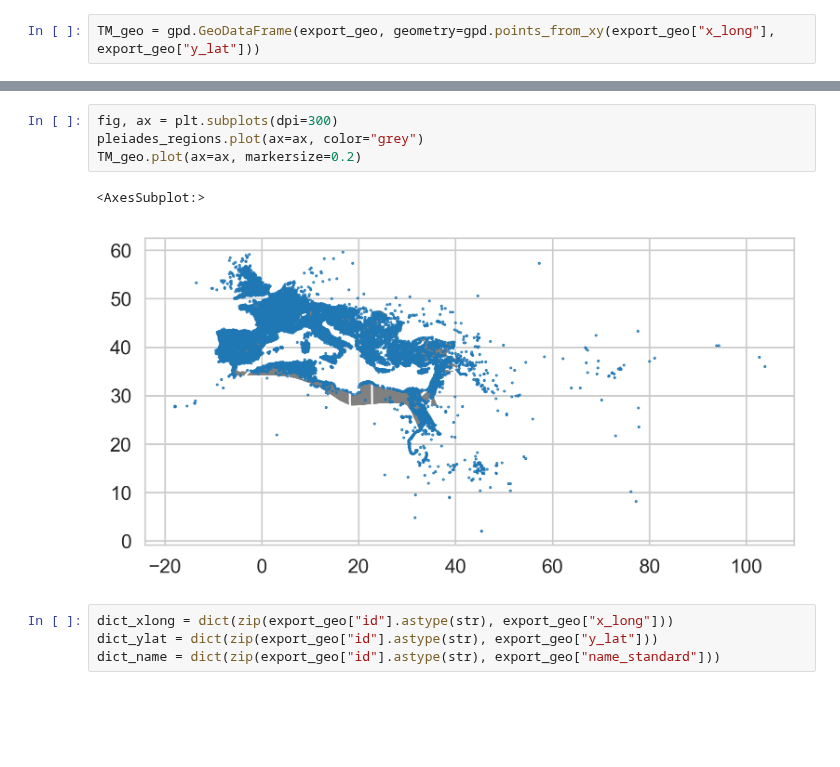
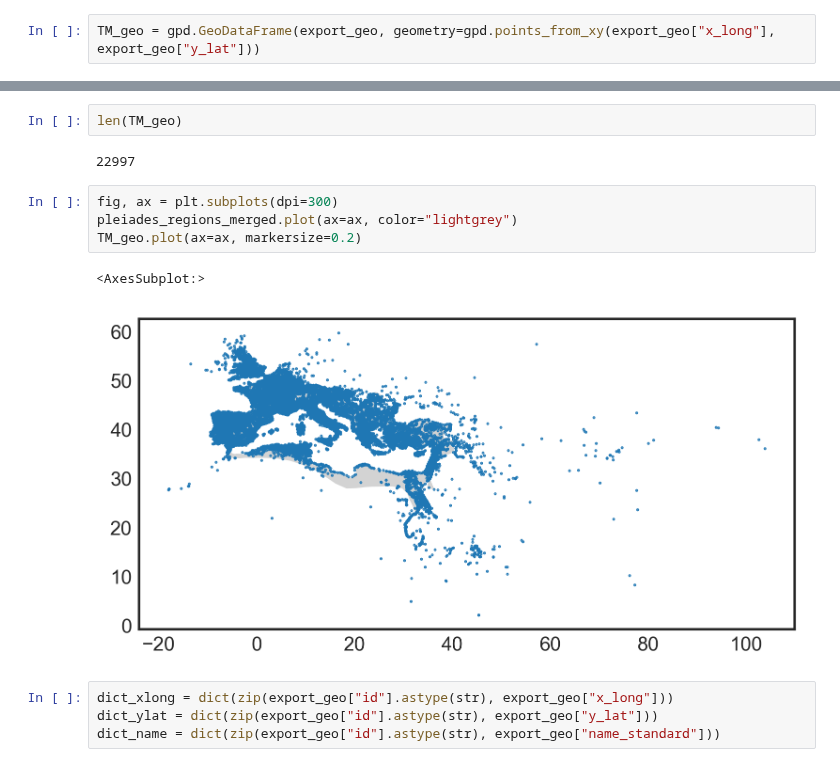
Before and after one commit to sdam-au/GI_ETL, a Jupyter notebook: scripts/1_7_py_GEOCODING&TRISMEGISTOS-IDS.ipynb, the cells around one changed output, grey strips where cells are left out. Drawn from its saved outputs; the diff is of its cells as text; blank space fills up the shorter version.

```diff
--- a/scripts/1_7_py_GEOCODING&TRISMEGISTOS-IDS.ipynb
+++ b/scripts/1_7_py_GEOCODING&TRISMEGISTOS-IDS.ipynb
@@ -178,13 +188,17 @@ TM_geo.head(5)
 | 13 | 14 | Greece | Abdera | 900 | 999 | 40.95,24.983333; | 40.950000 | 24.983333 | POINT (24.98333 40.95000) |
 | 30 | 31 | Egypt | Abu el-Matamir | 0 | 0 | 30.908411,30.148487; | 30.908411 | 30.148487 | POINT (30.14849 30.90841) |
 | 32 | 33 | Egypt | Amouda | 77 | 77 | 22.33644375,31.62656425; | 22.336444 | 31.626564 | POINT (31.62656 22.33644) |
+# %%
+len(TM_geo)
+# %% [output]
+22997
 # %%
 fig, ax = plt.subplots(dpi=300)
-pleiades_regions.plot(ax=ax, color="grey")
+pleiades_regions_merged.plot(ax=ax, color="lightgrey")
 TM_geo.plot(ax=ax, markersize=0.2)
 # %% [output]
 <AxesSubplot:>
-[figure, old version]
+[figure, new version]
 # %%
 dict_xlong = dict(zip(export_geo["id"].astype(str), export_geo["x_long"]))
 dict_ylat = dict(zip(export_geo["id"].astype(str), export_geo["y_lat"]))
```
Also changed, not shown: parts of 34 cells of this notebook, 7 other files.
